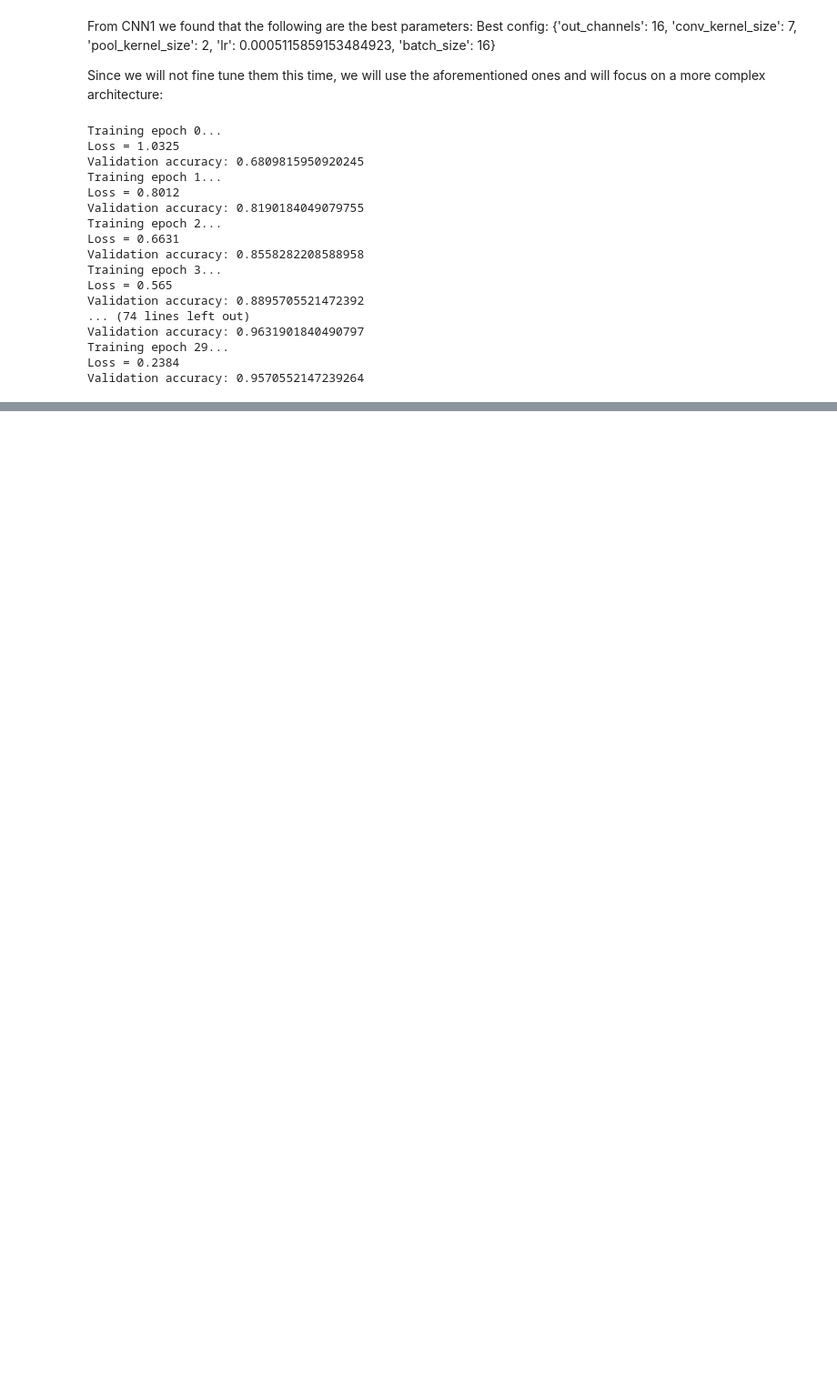
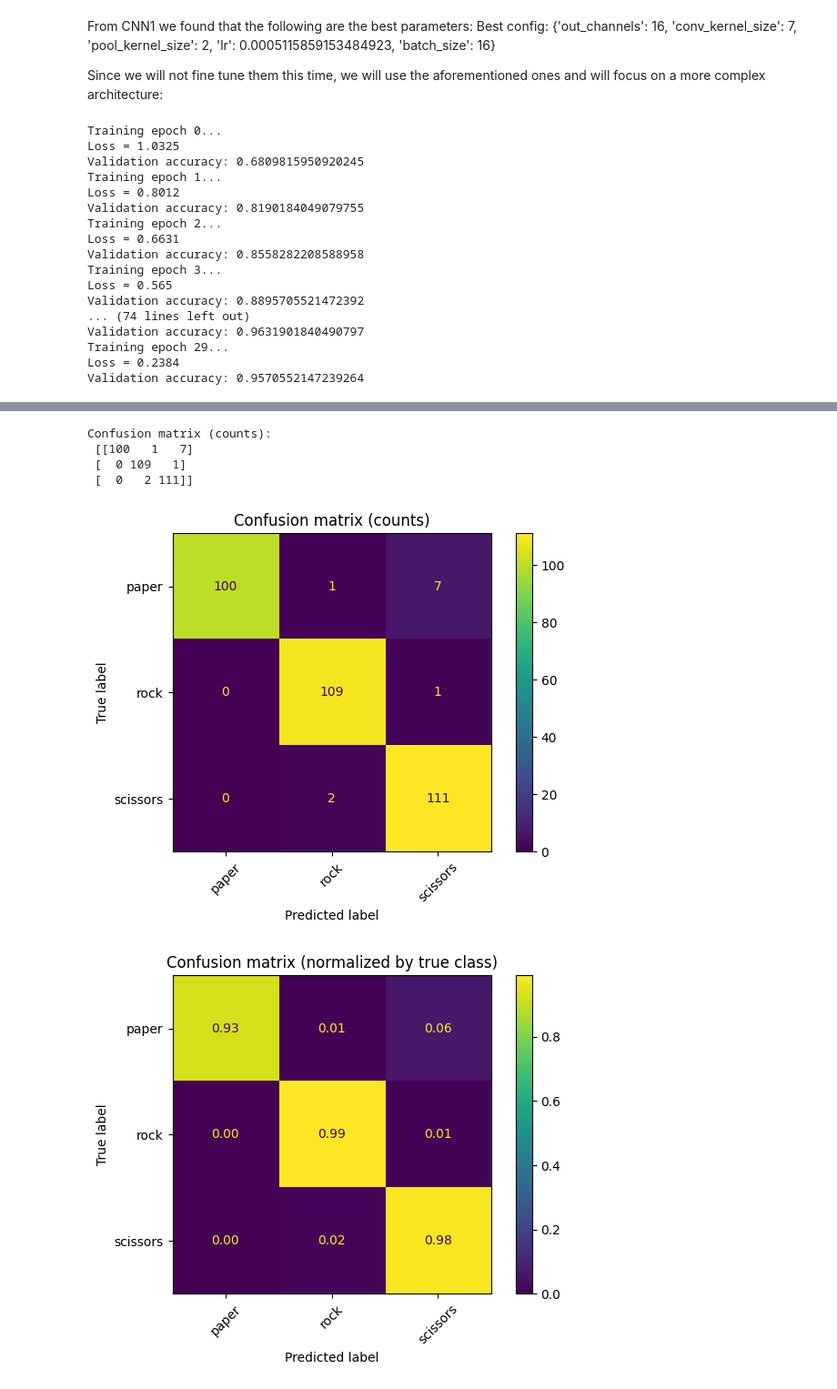
Before and after one commit to b8niiii/RockPaperScissorNew, a Jupyter notebook: CNNs/CNN2.ipynb, the cells around one changed output, grey strips where cells are left out. Shown at 91% size. Saved outputs shown, nothing was run; the diff lists cells and outputs as text; code cells hidden in the pictures; blank space fills up the shorter version.

```diff
--- a/CNNs/CNN2.ipynb
+++ b/CNNs/CNN2.ipynb
@@ -165,0 +256,36 @@ net.load_state_dict(torch.load('trained_cnn.pth'))
+# %%
+# Concatenate the tensors you collected during evaluation
+y_true = torch.cat(all_labels).numpy()
+y_pred = torch.cat(all_preds).numpy()
+
+# Confusion matrix (counts)
+cm = confusion_matrix(y_true, y_pred)  # C[i, j] = # true=i predicted=j [web:20]
+print("Confusion matrix (counts):\n", cm)
+
+# Optional: normalized by true class (rows sum to 1)
+cm_norm = confusion_matrix(y_true, y_pred, normalize="true")  # normalize='true' -> row-normalized [web:20]
+
+# Plot (counts)
+disp = ConfusionMatrixDisplay(confusion_matrix=cm, display_labels=test_ds.classes)
+disp.plot(xticks_rotation=45)
+plt.title("Confusion matrix (counts)")
+plt.tight_layout()
+plt.show()  # ConfusionMatrixDisplay is intended for plotting a confusion matrix [web:27]
+
+# Plot (row-normalized)
+disp_norm = ConfusionMatrixDisplay(confusion_matrix=cm_norm, display_labels=test_ds.classes)
+disp_norm.plot(xticks_rotation=45, values_format=".2f")
+plt.title("Confusion matrix (normalized by true class)")
+plt.tight_layout()
+plt.show()  # normalize option controls how entries are normalized [web:27]
+
+# Classification report (precision/recall/F1 per class)
+print("\nClassification report:")
+print(classification_report(y_true, y_pred, target_names=test_ds.classes, digits=4))  # target_names labels classes [web:19]
+# %% [output]
+Confusion matrix (counts):
+ [[100   1   7]
+ [  0 109   1]
+ [  0   2 111]]
+[figure, added]
+[figure, added]
```
Also changed, not shown: parts of 7 cells of this notebook, 4 other files.
